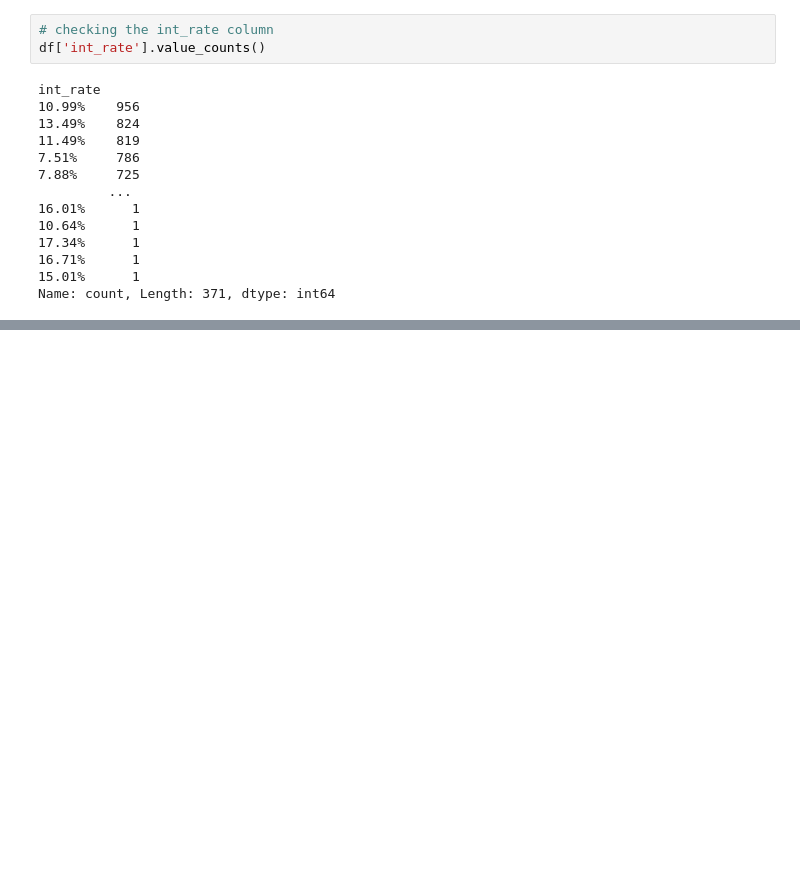
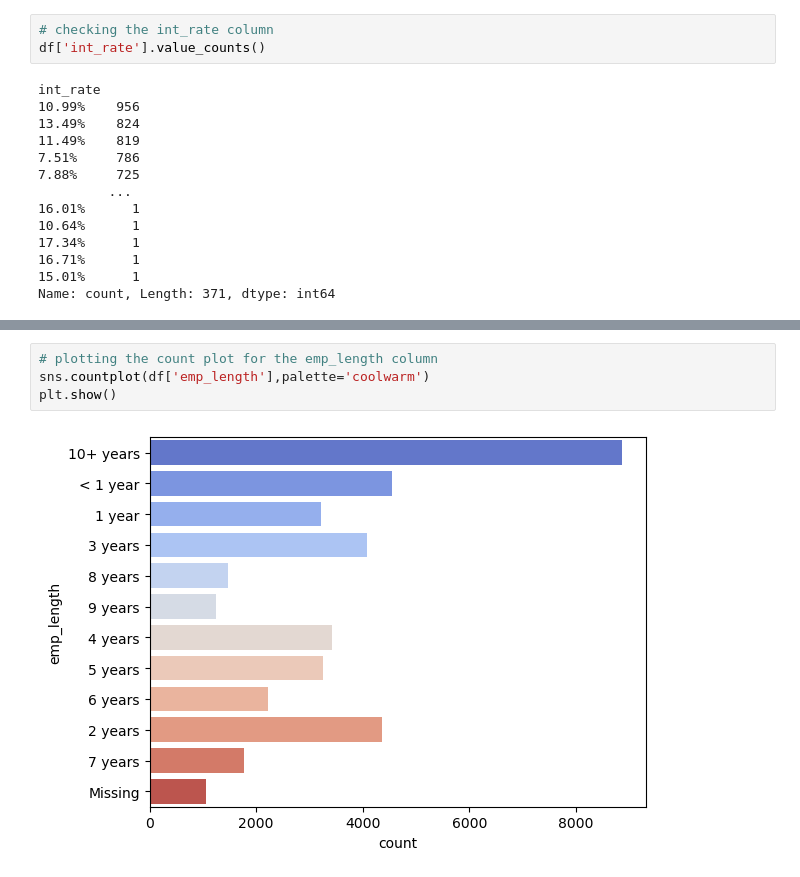
Before and after one commit to mohakp/eda-lending-case-study, a Jupyter notebook: Mohak Purushottam Pingle.ipynb, the cells around one changed output, grey strips where cells are left out. Drawn from its saved outputs; the diff is of its cells as text; blank space fills up the shorter version.

```diff
--- a/Mohak Purushottam Pingle.ipynb
+++ b/Mohak Purushottam Pingle.ipynb
@@ -727,0 +743,6 @@ Name: count, Length: 371, dtype: int64
+# %%
+# plotting the count plot for the emp_length column
+sns.countplot(df['emp_length'],palette='coolwarm')
+plt.show()
+# %% [output]
+[figure, added]
```
Also changed, not shown: parts of 25 cells of this notebook.
